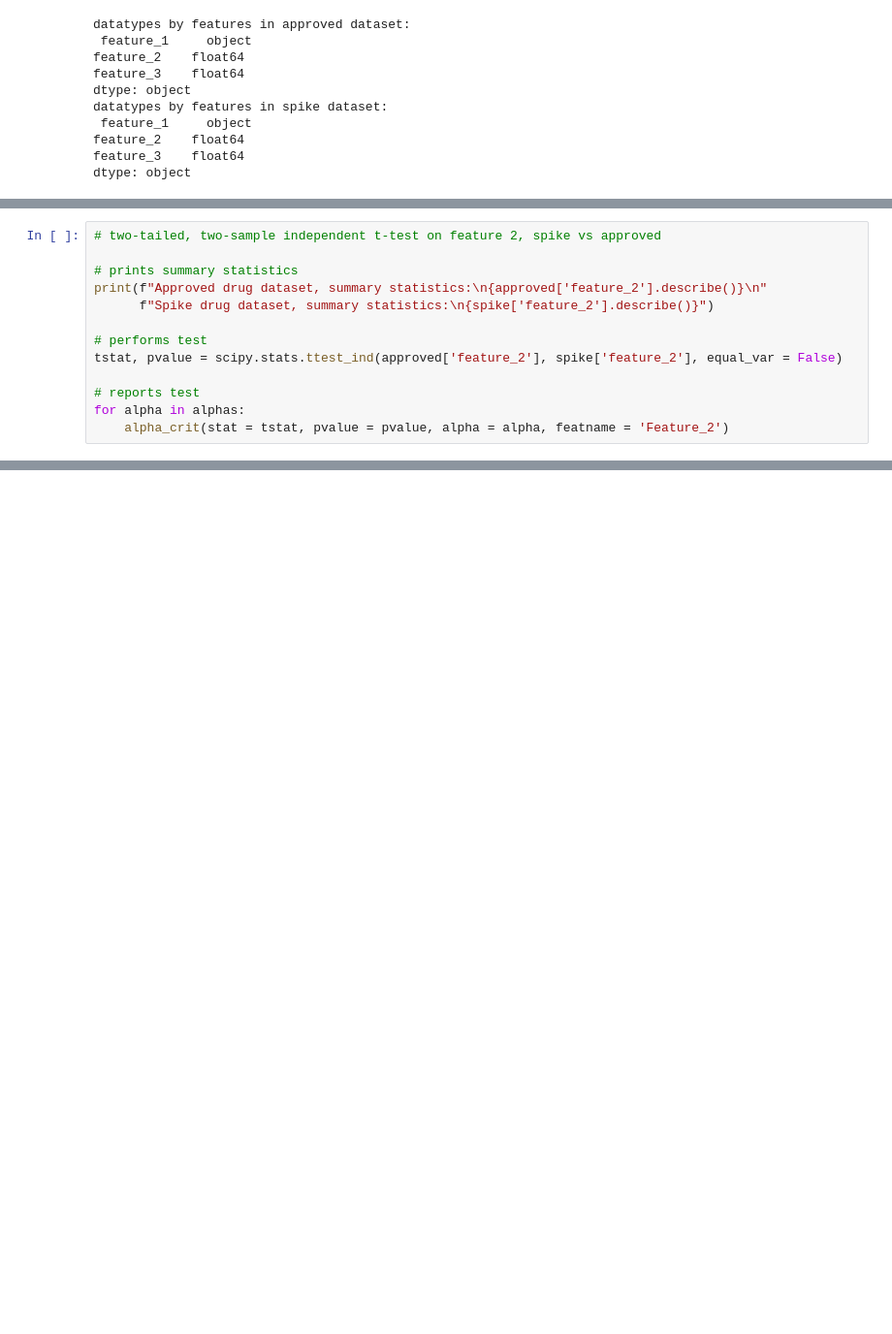
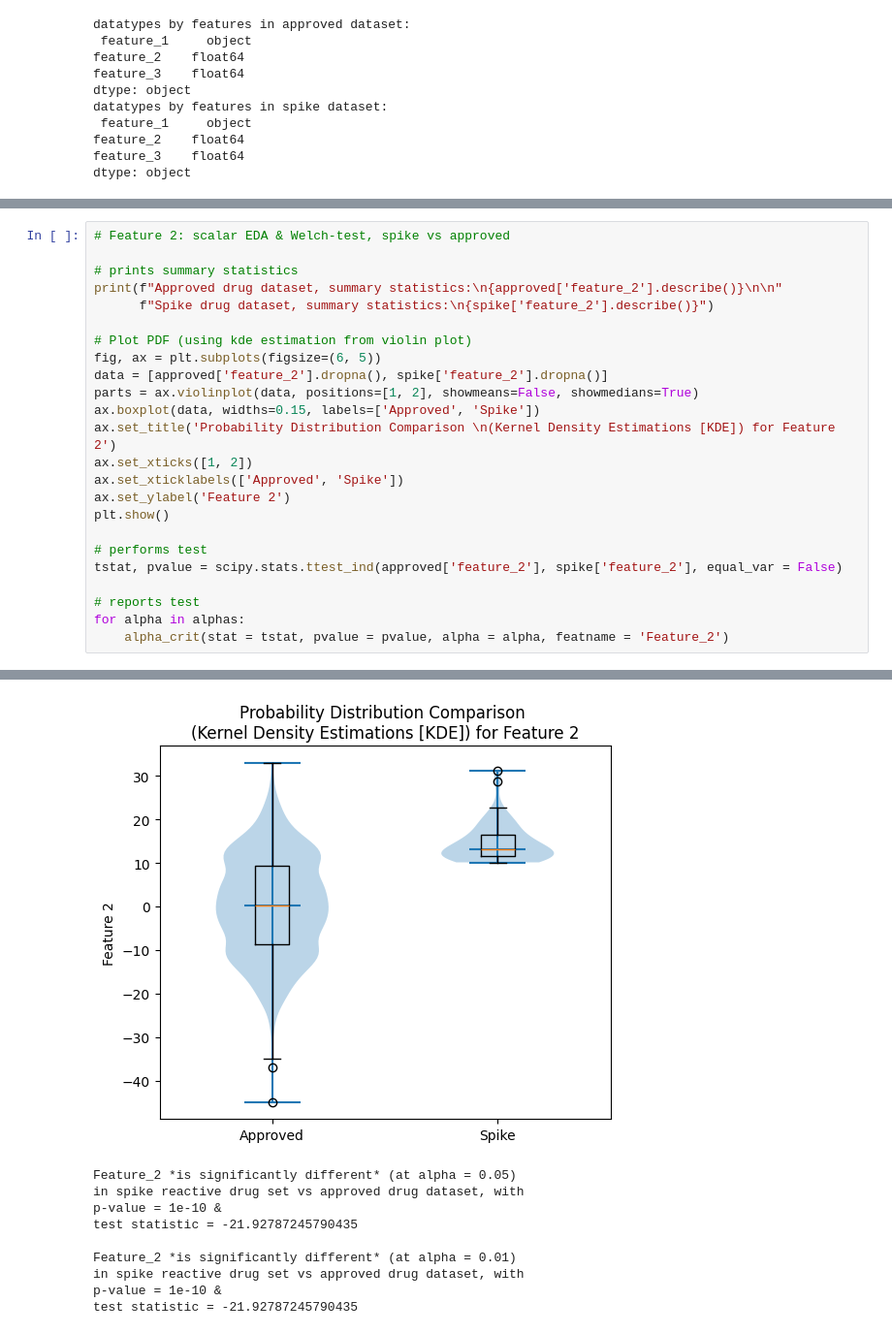
Before and after one commit to BasuShaon/24hr-bfx_coding_challenge, a Jupyter notebook: scripts/task_2_solution.ipynb, the cells around one changed output, grey strips where cells are left out. Shown at 97% size. Drawn from its saved outputs; the diff is of its cells as text; blank space fills up the shorter version.

```diff
--- a/scripts/task_2_solution.ipynb
+++ b/scripts/task_2_solution.ipynb
@@ -130,10 +88,21 @@ in spike data set vs approved dataset, with p-value = 1e-10 &
 test statistic = 7197.5002188622575
 # %%
-# two-tailed, two-sample independent t-test on feature 2, spike vs approved
+# Feature 2: scalar EDA & Welch-test, spike vs approved
 
 # prints summary statistics
-print(f"Approved drug dataset, summary statistics:\n{approved['feature_2'].describe()}\n"
+print(f"Approved drug dataset, summary statistics:\n{approved['feature_2'].describe()}\n\n"
       f"Spike drug dataset, summary statistics:\n{spike['feature_2'].describe()}")
+
+# Plot PDF (using kde estimation from violin plot)
+fig, ax = plt.subplots(figsize=(6, 5))
+data = [approved['feature_2'].dropna(), spike['feature_2'].dropna()]
+parts = ax.violinplot(data, positions=[1, 2], showmeans=False, showmedians=True)
+ax.boxplot(data, widths=0.15, labels=['Approved', 'Spike'])
+ax.set_title('Probability Distribution Comparison \n(Kernel Density Estimations [KDE]) for Feature 2')
+ax.set_xticks([1, 2])
+ax.set_xticklabels(['Approved', 'Spike'])
+ax.set_ylabel('Feature 2')
+plt.show()
 
 # performs test
 tstat, pvalue = scipy.stats.ttest_ind(approved['feature_2'], spike['feature_2'], equal_var = False)
@@ -162 +131,11 @@ test statistic = -21.92787245790435
+[figure, added]
+Feature_2 *is significantly different* (at alpha = 0.05)
+in spike reactive drug set vs approved drug dataset, with
+p-value = 1e-10 &
+test statistic = -21.92787245790435
+
+Feature_2 *is significantly different* (at alpha = 0.01)
+in spike reactive drug set vs approved drug dataset, with
+p-value = 1e-10 &
+test statistic = -21.92787245790435
 # %%
```
Also changed, not shown: parts of 6 cells of this notebook, 2 other files.
